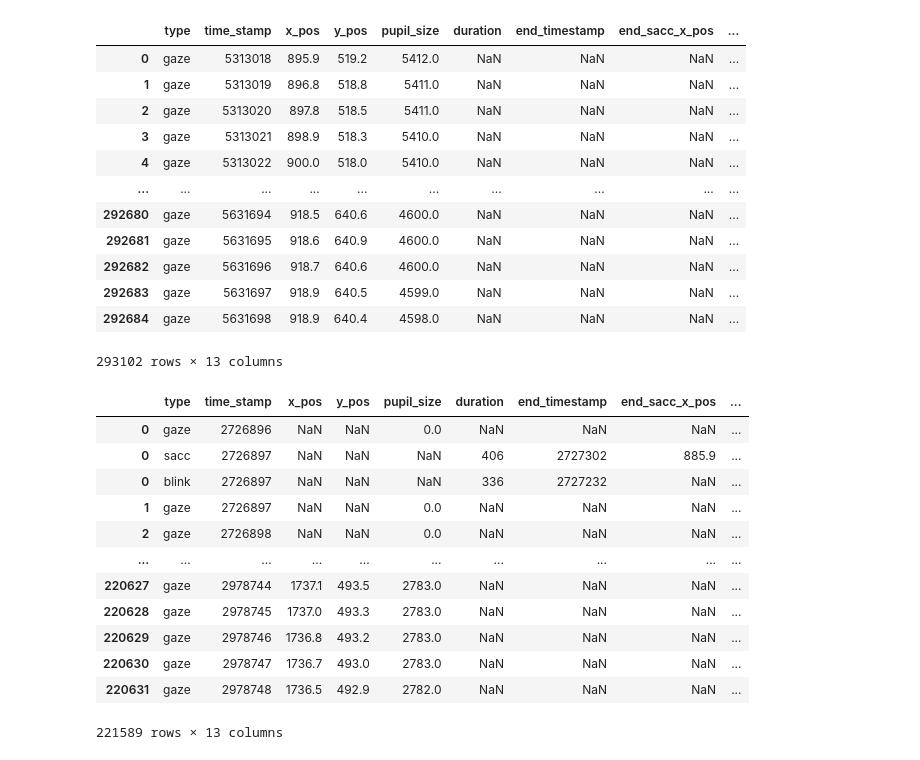
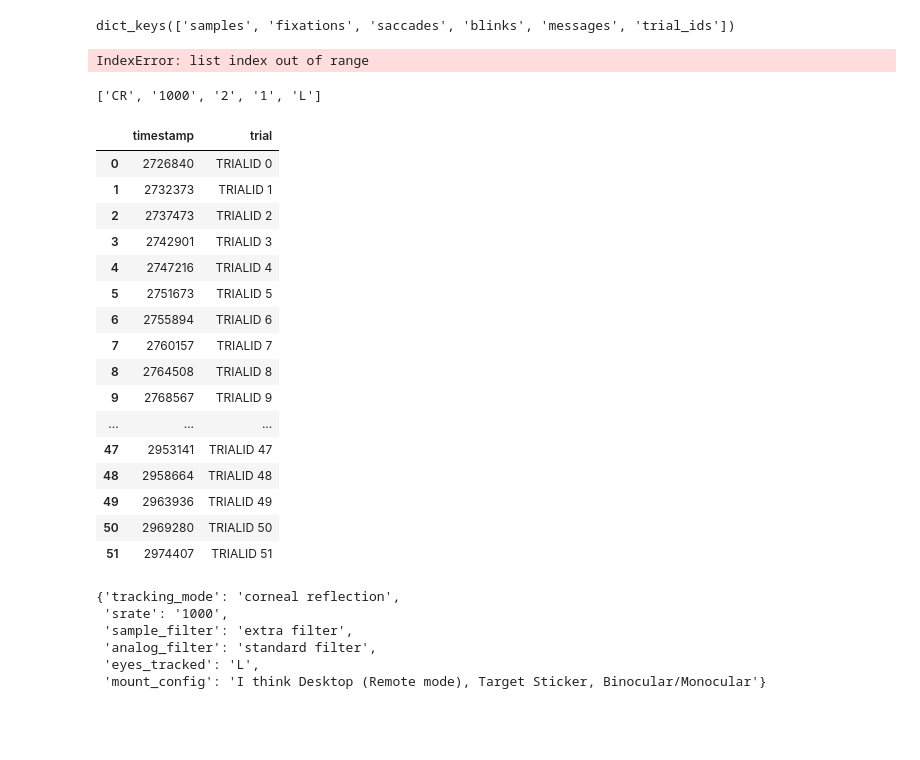
Before and after one commit to dsrishyla/asc_parser, a Jupyter notebook: eyelink_asc_parser.ipynb, the cells around one changed output. Cells and saved outputs as stored; diff of their text form; code cells hidden in the pictures; blank space fills up the shorter version.

```diff
--- a/eyelink_asc_parser.ipynb
+++ b/eyelink_asc_parser.ipynb
@@ -4,0 +9,5 @@ import pandas as pd
+# %%
+line = 'THRESHOLDS L 52 179  R 49 184'
+info = line.split('THRESHOLDS ')[1]
+#info[info.find('L '):]
+info.split(' R ')[1].split()
@@ -66,34 +301,43 @@ class raw_eyelink():
 # %%
 plr_diksha = raw_eyelink('s04s07_PLR_18Feb22.asc')
-plr_diksha.to_dataframe()
+dfs = plr_diksha.return_dataframes()
+dfs.keys()
 # %% [output]
-|  | type | time_stamp | x_pos | y_pos | pupil_size | duration | end_timestamp | end_sacc_x_pos | ... |
-| 0 | gaze | 5313018 | 895.9 | 519.2 | 5412.0 | NaN | NaN | NaN | ... |
-| 1 | gaze | 5313019 | 896.8 | 518.8 | 5411.0 | NaN | NaN | NaN | ... |
-| 2 | gaze | 5313020 | 897.8 | 518.5 | 5411.0 | NaN | NaN | NaN | ... |
-| 3 | gaze | 5313021 | 898.9 | 518.3 | 5410.0 | NaN | NaN | NaN | ... |
-| 4 | gaze | 5313022 | 900.0 | 518.0 | 5410.0 | NaN | NaN | NaN | ... |
-| ... | ... | ... | ... | ... | ... | ... | ... | ... | ... |
-| 292680 | gaze | 5631694 | 918.5 | 640.6 | 4600.0 | NaN | NaN | NaN | ... |
-| 292681 | gaze | 5631695 | 918.6 | 640.9 | 4600.0 | NaN | NaN | NaN | ... |
-| 292682 | gaze | 5631696 | 918.7 | 640.6 | 4600.0 | NaN | NaN | NaN | ... |
-| 292683 | gaze | 5631697 | 918.9 | 640.5 | 4599.0 | NaN | NaN | NaN | ... |
-| 292684 | gaze | 5631698 | 918.9 | 640.4 | 4598.0 | NaN | NaN | NaN | ... |
-293102 rows × 13 columns
+dict_keys(['samples', 'fixations', 'saccades', 'blinks', 'messages', 'trial_ids'])
+# %%
+trial_idx = 0
+dfs['messages']['trial'] = ''
+for index, row in dfs['messages'].iterrows():
+    if int(row['timestamp']) > int(events['trial_ids'][trial_idx + 1][0]):
+        row['trial'] = events['trial_ids'][trial_idx][1]
+    else:
+        row['trial'] = events['trial_ids'][trial_idx + 1][1]
+        try:
+            trial_idx += 1
+        except IndexError:
+            continue
+# %% [output]
+IndexError: list index out of range
 # %%
 antisaccade_diksha = raw_eyelink('s04s07_AS_18Feb22.asc')
-antisaccade_diksha.to_dataframe()
+dfs = antisaccade_diksha.return_dataframes()
+dfs['trial_ids']
 # %% [output]
+['CR', '1000', '2', '1', 'L']
-|  | type | time_stamp | x_pos | y_pos | pupil_size | duration | end_timestamp | end_sacc_x_pos | ... |
-| 0 | gaze | 2726896 | NaN | NaN | 0.0 | NaN | NaN | NaN | ... |
-| 0 | sacc | 2726897 | NaN | NaN | NaN | 406 | 2727302 | 885.9 | ... |
-| 0 | blink | 2726897 | NaN | NaN | NaN | 336 | 2727232 | NaN | ... |
-| 1 | gaze | 2726897 | NaN | NaN | 0.0 | NaN | NaN | NaN | ... |
-| 2 | gaze | 2726898 | NaN | NaN | 0.0 | NaN | NaN | NaN | ... |
-| ... | ... | ... | ... | ... | ... | ... | ... | ... | ... |
-| 220627 | gaze | 2978744 | 1737.1 | 493.5 | 2783.0 | NaN | NaN | NaN | ... |
-| 220628 | gaze | 2978745 | 1737.0 | 493.3 | 2783.0 | NaN | NaN | NaN | ... |
-| 220629 | gaze | 2978746 | 1736.8 | 493.2 | 2783.0 | NaN | NaN | NaN | ... |
-| 220630 | gaze | 2978747 | 1736.7 | 493.0 | 2783.0 | NaN | NaN | NaN | ... |
-| 220631 | gaze | 2978748 | 1736.5 | 492.9 | 2782.0 | NaN | NaN | NaN | ... |
+|  | timestamp | trial |
+| 0 | 2726840 | TRIALID 0 |
+| 1 | 2732373 | TRIALID 1 |
+| 2 | 2737473 | TRIALID 2 |
+| 3 | 2742901 | TRIALID 3 |
+| 4 | 2747216 | TRIALID 4 |
+| 5 | 2751673 | TRIALID 5 |
+| 6 | 2755894 | TRIALID 6 |
+| 7 | 2760157 | TRIALID 7 |
+| 8 | 2764508 | TRIALID 8 |
+| 9 | 2768567 | TRIALID 9 |
+| ... | ... | ... |
+| 47 | 2953141 | TRIALID 47 |
+| 48 | 2958664 | TRIALID 48 |
+| 49 | 2963936 | TRIALID 49 |
+| 50 | 2969280 | TRIALID 50 |
+| 51 | 2974407 | TRIALID 51 |
-221589 rows × 13 columns
@@ -99,0 +346,9 @@ antisaccade_diksha.to_dataframe()
+# %%
+antisaccade_diksha.tracking_info
+# %% [output]
+{'tracking_mode': 'corneal reflection',
+ 'srate': '1000',
+ 'sample_filter': 'extra filter',
+ 'analog_filter': 'standard filter',
+ 'eyes_tracked': 'L',
+ 'mount_config': 'I think Desktop (Remote mode), Target Sticker, Binocular/Monocular'}
```
Also changed, not shown: parts of 23 cells of this notebook.
